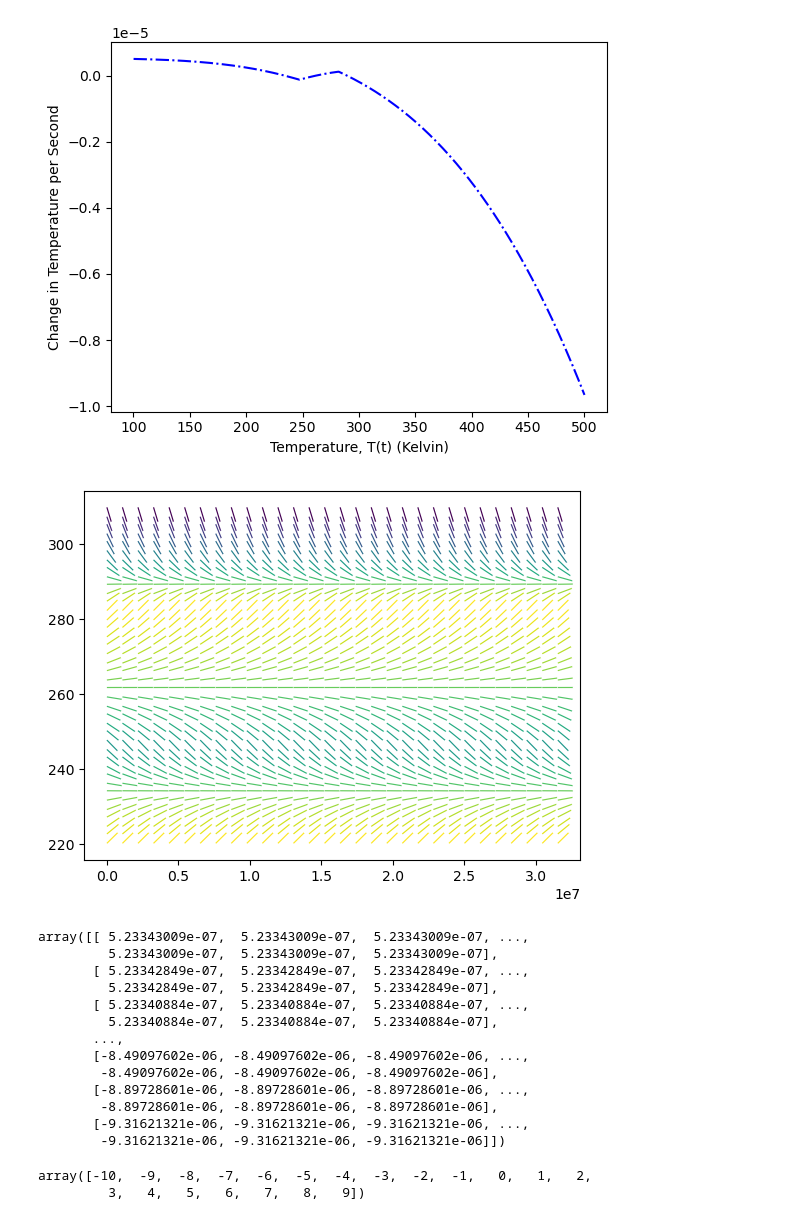
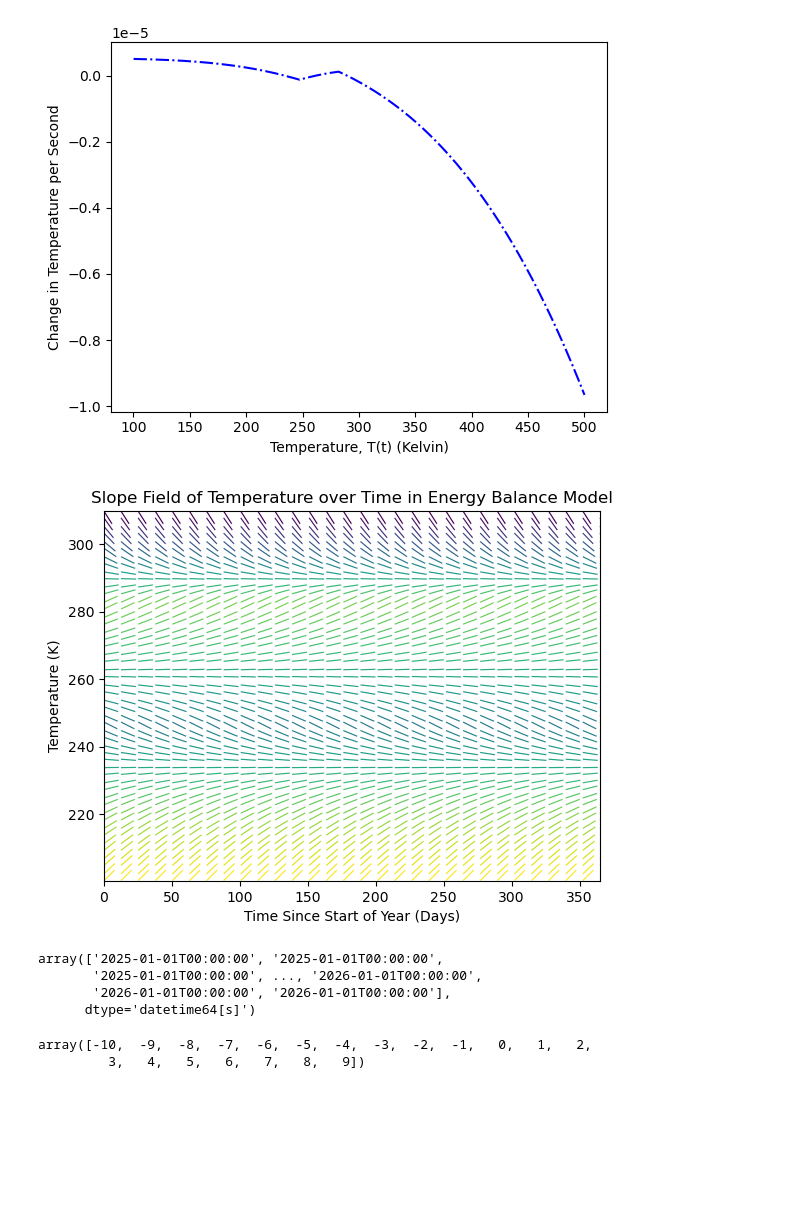
Before and after one commit to blucardin/SCIE001Math, a Jupyter notebook: intersection.ipynb, the cells around one changed output. Cells and saved outputs as stored; diff of their text form; code cells hidden in the pictures; blank space fills up the shorter version.

Commit message:
Add chart titles

```diff
--- a/intersection.ipynb
+++ b/intersection.ipynb
@@ -100,22 +101,21 @@ plt.show()
 # with open("fieldData.json", "w") as f:
 #     json.dump(output, f)
 # %%
-%matplotlib inline
 
 # num_elements
 
 num_times = 30
-times = np.linspace(0, 60 * 60 * 24 * 365, num_times)
+times = np.linspace(0, 60 * 60 * 24 * 365 - 1, num_times)
 derivativeT = (P_in - P_out)/C
 
 
 top_cut = 310
-bottom_cut = 220
+bottom_cut = 200
 
 cut_temps = T_eq[(T_eq > bottom_cut) & (T_eq < top_cut)]
 cut_derivatives = derivativeT[(T_eq > bottom_cut) & (T_eq < top_cut)]
 
-num_temps = 40
+num_temps = 50
 idx = np.round(np.linspace(0, len(cut_temps) - 1, num_temps)).astype(int)
 temps = cut_temps[idx]
 
@@ -131,8 +131,6 @@ for time in times:
     derivative_at_coordinate = np.concatenate((derivative_at_coordinate, derivatives_reduced))
 
 
-fig, ax = plt.subplots()
-
 maxDerivative = max(derivative_at_coordinate)
 vector_derivative_y = derivative_at_coordinate/maxDerivative
 vector_derivative_x =  np.full((len(coords_x), ), 1)
@@ -143,8 +141,9 @@ M = derivative_at_coordinate # np.hypot(vector_derivative_x, vector_derivative_y
 norm_deriv_vector_y = vector_derivative_y / magnitudes
 norm_deriv_vector_x = vector_derivative_x / magnitudes
 
-
-q = ax.quiver(coords_x, coords_y, norm_deriv_vector_x, norm_deriv_vector_y, M, headwidth=0, scale=24)
+# %matplotlib inline
+# fig, ax = plt.subplots()
+# q = ax.quiver(coords_x, coords_y, norm_deriv_vector_x, norm_deriv_vector_y, M, headwidth=0, scale=24)
 
 # q = ax.quiver(times, T_eq[1::100],  np.rot90(np.tile((derivativeT[1::100]/derivativeT[1::100]),(10,1)), 3) , np.rot90(np.tile(np.sin(derivativeT[1::100]/maxDerivative),(10,1)), 3))
 
@@ -153,27 +152,35 @@ q = ax.quiver(coords_x, coords_y, norm_deriv_vector_x, norm_deriv_vector_y, M, h
 
 # ax.scatter(coords_x, coords_y)
 # ax.set(xlim=(0, 3e7), ylim=(0, 500))
-plt.show()
-fig.savefig("images/slopeField.svg")
+# plt.show()
+# fig.savefig("images/slopeField.svg")
 # print(ax)
-# %% [output]
-[figure, removed]
+# %%
+%matplotlib inline
+fig, ax = plt.subplots()
+x_times =  coords_x / (60 * 60 * 24) # np.datetime64('2025') + coords_x.astype('timedelta64[s]')
+# myFmt = mdates.DateFormatter('%j')
+# ax.xaxis.set_major_formatter(myFmt)
+
+q = ax.quiver(x_times, coords_y, norm_deriv_vector_x, norm_deriv_vector_y, M, headwidth=0, scale=24)
+
+plt.xlim((min(x_times), 365))
+plt.ylim((min(coords_y), max(coords_y)))
+plt.title("Slope Field of Temperature over Time in Energy Balance Model")
+plt.xlabel("Time Since Start of Year (Days)")
+plt.ylabel("Temperature (K)")
+plt.show()
+fig.savefig("images/slopeField.svg")
+# %% [output]
+[figure, added]
 # %%
-np.rot90(np.tile(np.sin(derivativeT[1::10]),(100,1)), 3)
+# times = np.datetime64('2025') + coords_x.astype('timedelta64[s]')
+# times
 # %% [output]
-array([[ 5.23343009e-07,  5.23343009e-07,  5.23343009e-07, ...,
-         5.23343009e-07,  5.23343009e-07,  5.23343009e-07],
-       [ 5.23342849e-07,  5.23342849e-07,  5.23342849e-07, ...,
-         5.23342849e-07,  5.23342849e-07,  5.23342849e-07],
-       [ 5.23340884e-07,  5.23340884e-07,  5.23340884e-07, ...,
-         5.23340884e-07,  5.23340884e-07,  5.23340884e-07],
-       ...,
-       [-8.49097602e-06, -8.49097602e-06, -8.49097602e-06, ...,
-        -8.49097602e-06, -8.49097602e-06, -8.49097602e-06],
-       [-8.89728601e-06, -8.89728601e-06, -8.89728601e-06, ...,
-        -8.89728601e-06, -8.89728601e-06, -8.89728601e-06],
-       [-9.31621321e-06, -9.31621321e-06, -9.31621321e-06, ...,
-        -9.31621321e-06, -9.31621321e-06, -9.31621321e-06]])
+array(['2025-01-01T00:00:00', '2025-01-01T00:00:00',
+       '2025-01-01T00:00:00', ..., '2026-01-01T00:00:00',
+       '2026-01-01T00:00:00', '2026-01-01T00:00:00'],
+      dtype='datetime64[s]')
 # %%
 import matplotlib.pyplot as plt
 import numpy as np
```
Also changed, not shown: parts of 1 cell of this notebook, 1 other file.
